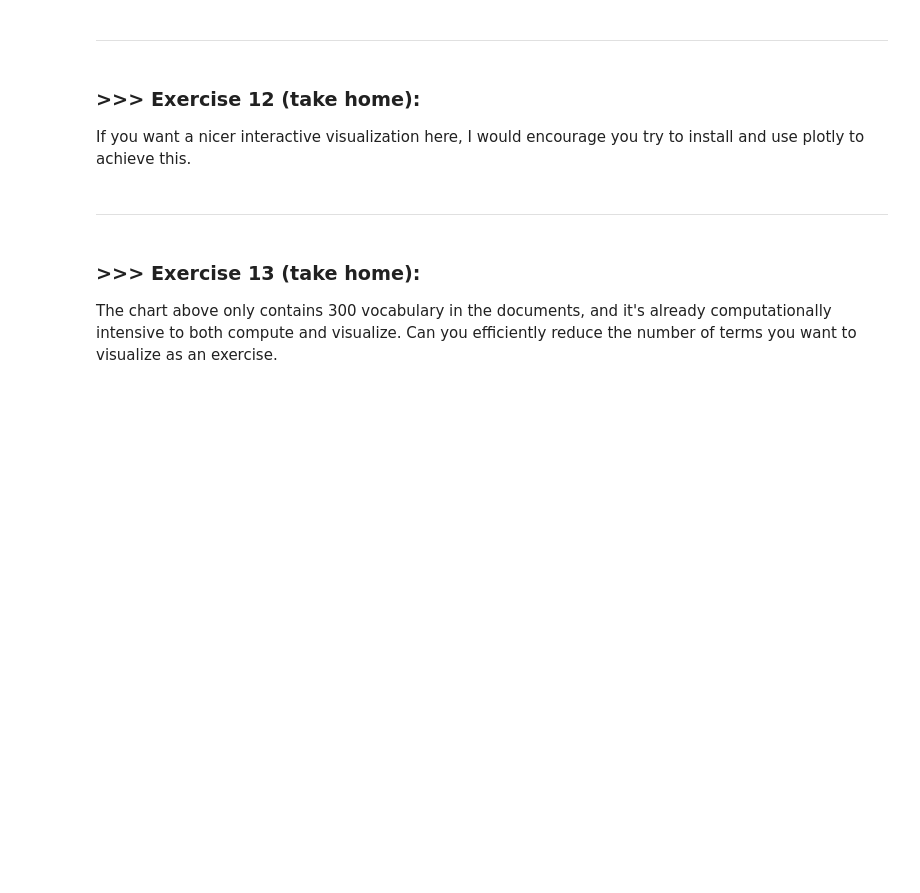
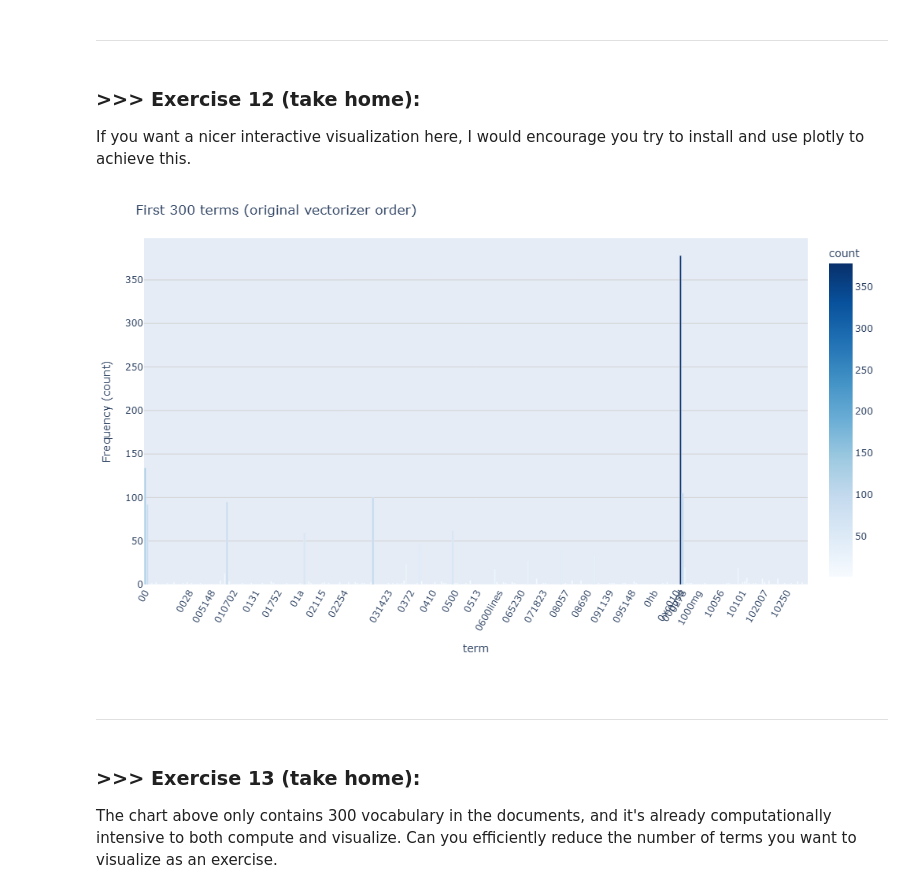
Before and after one commit to Weichan-Chen/DM2025-Lab1-Exercise, a Jupyter notebook: DM2025-Lab1-Master.ipynb, the cells around one changed output. Saved outputs shown, nothing was run; the diff lists cells and outputs as text; code cells hidden in the pictures; blank space fills up the shorter version.

```diff
--- a/DM2025-Lab1-Master.ipynb
+++ b/DM2025-Lab1-Master.ipynb
@@ -1104,3 +1171,46 @@ If you want a nicer interactive visualization here, I would encourage you try to
+# %%
+# Answer here
+import numpy as np
+import pandas as pd
+import plotly.express as px
+
+# 計算詞頻（跟你原本一樣）
+term_frequencies = np.asarray(X_counts.sum(axis=0))[0]
+terms = count_vect.get_feature_names_out()
+
+top_k = 300
+df_plot = pd.DataFrame({
+    "term": terms[:top_k],
+    "count": term_frequencies[:top_k]
+})
+
+fig = px.bar(
+    df_plot,
+    x="term",
+    y="count",
+    color="count",
+    color_continuous_scale="Blues",  # 藍色漸層，比 Viridis 柔和
+    hover_data={"term": True, "count": True},
+    title=f"First {top_k} terms (original vectorizer order)"
+)
+
+# 美化設定
+fig.update_layout(
+    xaxis_tickangle=-60,        # 斜 60 度，避免太擠
+    xaxis=dict(
+        tickmode="array",
+        tickvals=df_plot.index[::10],   # 每 10 個顯示一次
+        ticktext=df_plot["term"][::10]  # 顯示的文字
+    ),
+    yaxis=dict(title="Frequency (count)", gridcolor="lightgrey"),
+    bargap=0.2,                 # bar 與 bar 的間距
+    width=1200, height=600,
+    margin=dict(l=50, r=30, t=60, b=120)
+)
+
+fig.show()
+# %% [output]
+[figure, added]
 # %% [markdown]
 ---
 # %% [markdown]
```
Also changed, not shown: parts of 18 cells of this notebook, 1 other file.
